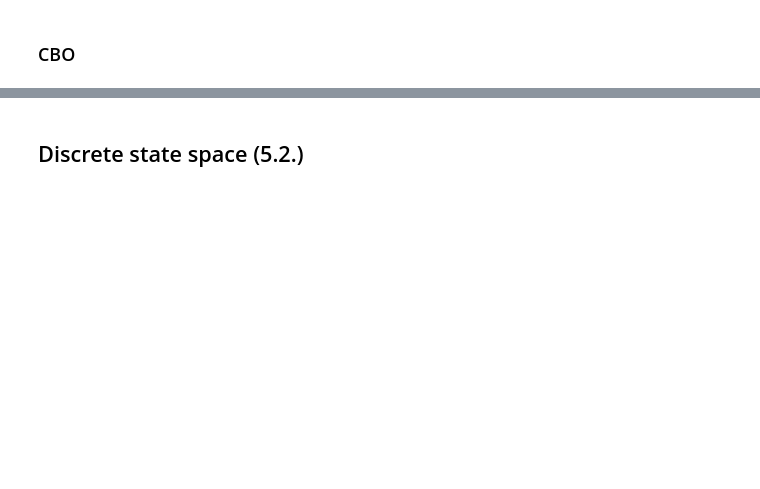
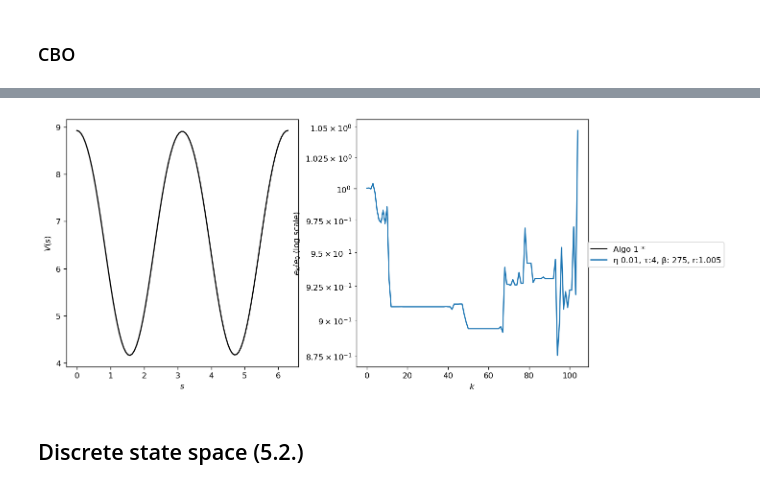
Before and after one commit to franinsu/CBO_RL, a Jupyter notebook: CBO_RL.ipynb, the cells around one changed output, grey strips where cells are left out. Saved outputs shown, nothing was run; the diff lists cells and outputs as text; code cells hidden in the pictures; blank space fills up the shorter version.

```diff
--- a/CBO_RL.ipynb
+++ b/CBO_RL.ipynb
@@ -534,24 +571,23 @@ plt.subplots_adjust(right=0.9)
 # %%
-# fig, axs = plt.subplots(figsize=(12,5),ncols=2)
-# x_ls = torch.linspace(0,2*np.pi,100)
-# y_star_ls = V_star(x_ls.view(-1,1)).view(-1)
-# y_ls = torch.cat([V(x_ls.view(-1,1)).view(1,-1) for V in V_ls])
-# y_ls -= torch.mean(y_ls-y_star_ls.view(1,-1),axis=1).view(-1,1)
-# # colors = ["tab:blue", "tab:orange","tab:green","tab:red","tab:purple"]
-# # labels = ["Algo 1", "Algo 2", "Algo 3", "Algo 4", "CBO"]
-# # line_styles = ['solid','solid',(5,(5,5)),(0,(5,5)),'solid']
-# axs[0].plot(x_ls.detach().numpy(),y_star_ls.detach().numpy(),label="Algo 1 *",color="black")
-# for j in range(0,len(y_ls)):
-#     axs[0].plot(x_ls.detach().numpy(),y_ls[j].detach().numpy(),label=labels[j])
-#     axs[1].plot(e_ls[j]/e_ls[j][0], label=labels[j])
-# axs[0].set_ylabel(r"$V(s)$")
-# axs[0].set_xlabel(r"$s$")
-# axs[1].set_yscale("log")
-# axs[1].set_ylabel(r"$e_k/e_0$ (log scale)")
-# axs[1].set_xlabel(r"$k$")
-# handles, labels = axs[0].get_legend_handles_labels()
-# fig.legend(handles, labels, loc='center right')
-# plt.tight_layout()
-# plt.subplots_adjust(right=0.9)
+fig, axs = plt.subplots(figsize=(12,5),ncols=2)
+x_ls = torch.linspace(0,2*np.pi,100)
+y_star_ls = V_star(x_ls.view(-1,1)).view(-1)
+y_ls = torch.cat([V(x_ls.view(-1,1)).view(1,-1) for V in V_ls])
+y_ls -= torch.mean(y_ls-y_star_ls.view(1,-1),axis=1).view(-1,1)
+axs[0].plot(x_ls.detach().numpy(),y_star_ls.detach().numpy(),label="Algo 1 *",color="black")
+for j in range(0,len(y_ls)):
+    axs[0].plot(x_ls.detach().numpy(),y_ls[j].detach().numpy(),label=labels[j])
+    axs[1].plot(e_ls[j]/e_ls[j][0], label=labels[j])
+axs[0].set_ylabel(r"$V(s)$")
+axs[0].set_xlabel(r"$s$")
+axs[1].set_yscale("log")
+axs[1].set_ylabel(r"$e_k/e_0$ (log scale)")
+axs[1].set_xlabel(r"$k$")
+handles, labels = axs[0].get_legend_handles_labels()
+fig.legend(handles, labels, loc='center right')
+plt.tight_layout()
+plt.subplots_adjust(right=0.8)
+# %% [output]
+[figure, added]
 # %% [markdown]
 ## Discrete state space (5.2.)
```
Also changed, not shown: parts of 13 cells of this notebook, 5 other files.
